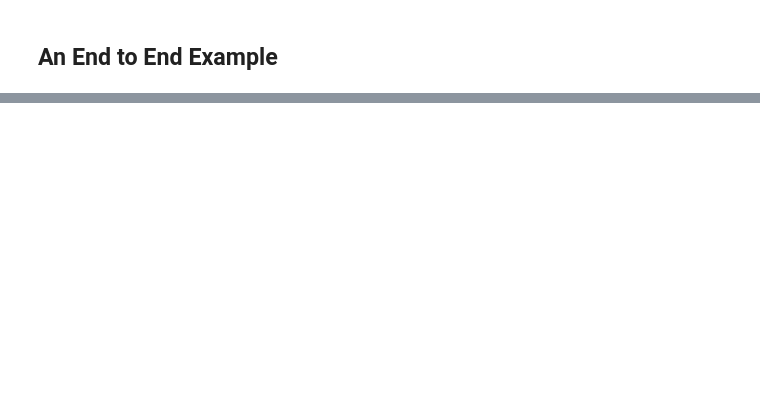
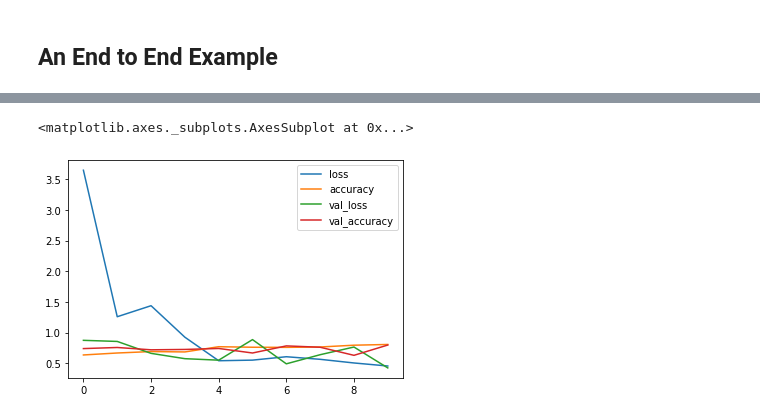
Before and after one commit to priteshkeleven/tf_course, a Jupyter notebook: compueter_vision_and_cnn.ipynb, the cells around one changed output, grey strips where cells are left out. Drawn from its saved outputs; the diff is of its cells as text; code cells hidden in the pictures; blank space fills up the shorter version.

```diff
--- a/compueter_vision_and_cnn.ipynb
+++ b/compueter_vision_and_cnn.ipynb
@@ -211,0 +309,24 @@ Epoch 5/5
+# %%
+tf.random.set_seed(42)
+
+model_3 = tf.keras.Sequential([
+  tf.keras.layers.Flatten(input_shape=(224, 224, 3)),
+  tf.keras.layers.Dense(100, activation="relu"),
+  tf.keras.layers.Dense(100, activation="relu"),
+  tf.keras.layers.Dense(100, activation="relu"),
+  tf.keras.layers.Dense(1, activation="sigmoid")
+])
+
+model_3.compile(
+    loss=tf.keras.losses.BinaryCrossentropy(),
+    optimizer=tf.keras.optimizers.Adam(),
+    metrics=["accuracy"]
+)
+
+history_3 = model_3.fit(
+    train_data,
+    epochs=10,
+    steps_per_epoch=len(train_data),
+    validation_data=valid_data,
+    validation_steps=len(valid_data)
+)
@@ -211,0 +375,5 @@ Epoch 5/5
+# %%
+pd.DataFrame(history_3.history).plot()
+# %% [output]
+<matplotlib.axes._subplots.AxesSubplot at 0x...>
+[figure, added]
```
Also changed, not shown: parts of 22 cells of this notebook.
